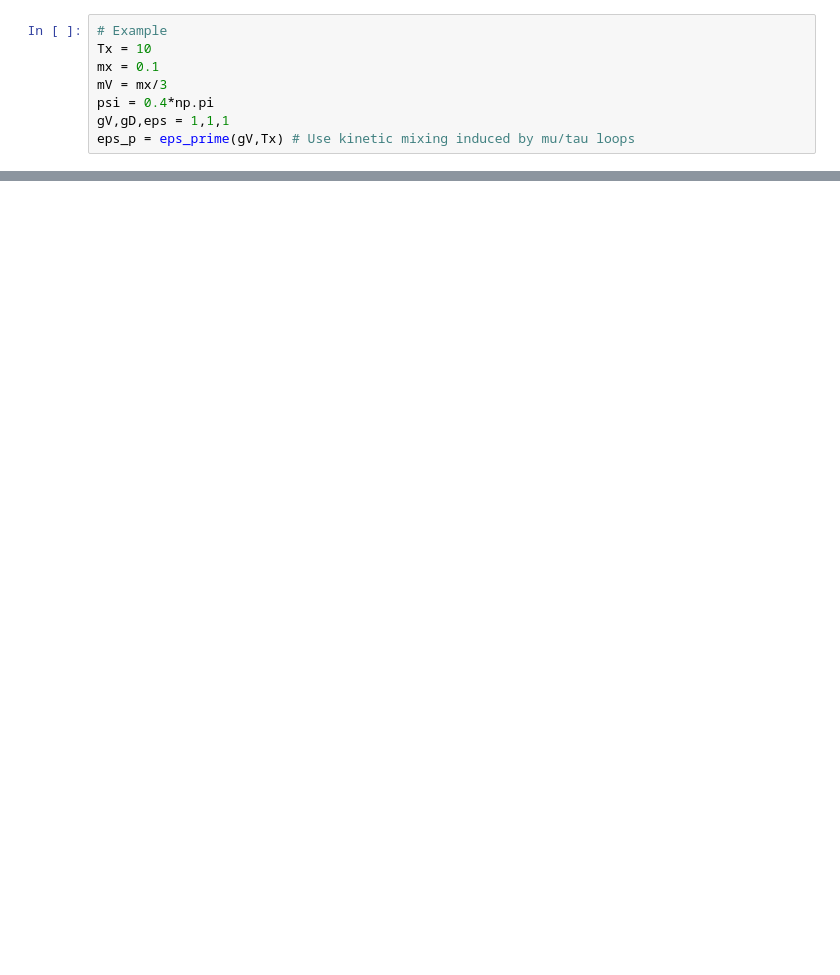
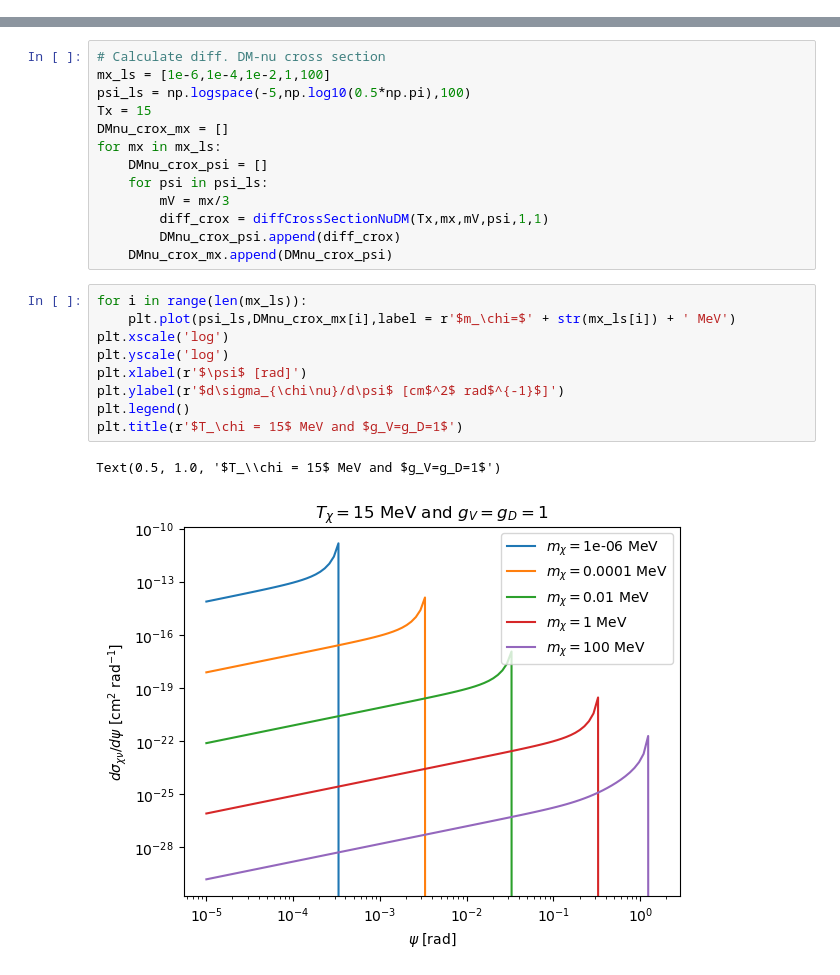
Before and after one commit to yenhsunlin/SNnuBDM2, a Jupyter notebook: src/example.ipynb, the cells around one changed output, grey strips where cells are left out. Saved outputs shown, nothing was run; the diff lists cells and outputs as text; blank space fills up the shorter version.

```diff
--- a/src/example.ipynb
+++ b/src/example.ipynb
@@ -26,8 +0,0 @@ Here are the brief description for the three functions:
-# %%
-# Example
-Tx = 10
-mx = 0.1
-mV = mx/3
-psi = 0.4*np.pi
-gV,gD,eps = 1,1,1
-eps_p = eps_prime(gV,Tx) # Use kinetic mixing induced by mu/tau loops
@@ -48,0 +20,25 @@ sig_xe(Tx,mx,mV,eps_p,gD)
+# %%
+# Calculate diff. DM-nu cross section
+mx_ls = [1e-6,1e-4,1e-2,1,100]
+psi_ls = np.logspace(-5,np.log10(0.5*np.pi),100)
+Tx = 15
+DMnu_crox_mx = []
+for mx in mx_ls:
+    DMnu_crox_psi = []
+    for psi in psi_ls:
+        mV = mx/3
+        diff_crox = diffCrossSectionNuDM(Tx,mx,mV,psi,1,1)
+        DMnu_crox_psi.append(diff_crox)
+    DMnu_crox_mx.append(DMnu_crox_psi)
+# %%
+for i in range(len(mx_ls)):
+    plt.plot(psi_ls,DMnu_crox_mx[i],label = r'$m_\chi=$' + str(mx_ls[i]) + ' MeV')
+plt.xscale('log')
+plt.yscale('log')
+plt.xlabel(r'$\psi$ [rad]')
+plt.ylabel(r'$d\sigma_{\chi\nu}/d\psi$ [cm$^2$ rad$^{-1}$]')
+plt.legend()
+plt.title(r'$T_\chi = 15$ MeV and $g_V=g_D=1$')
+# %% [output]
+Text(0.5, 1.0, '$T_\\chi = 15$ MeV and $g_V=g_D=1$')
+[figure, added]
```
Also changed, not shown: parts of 15 cells of this notebook, 16 other files.
